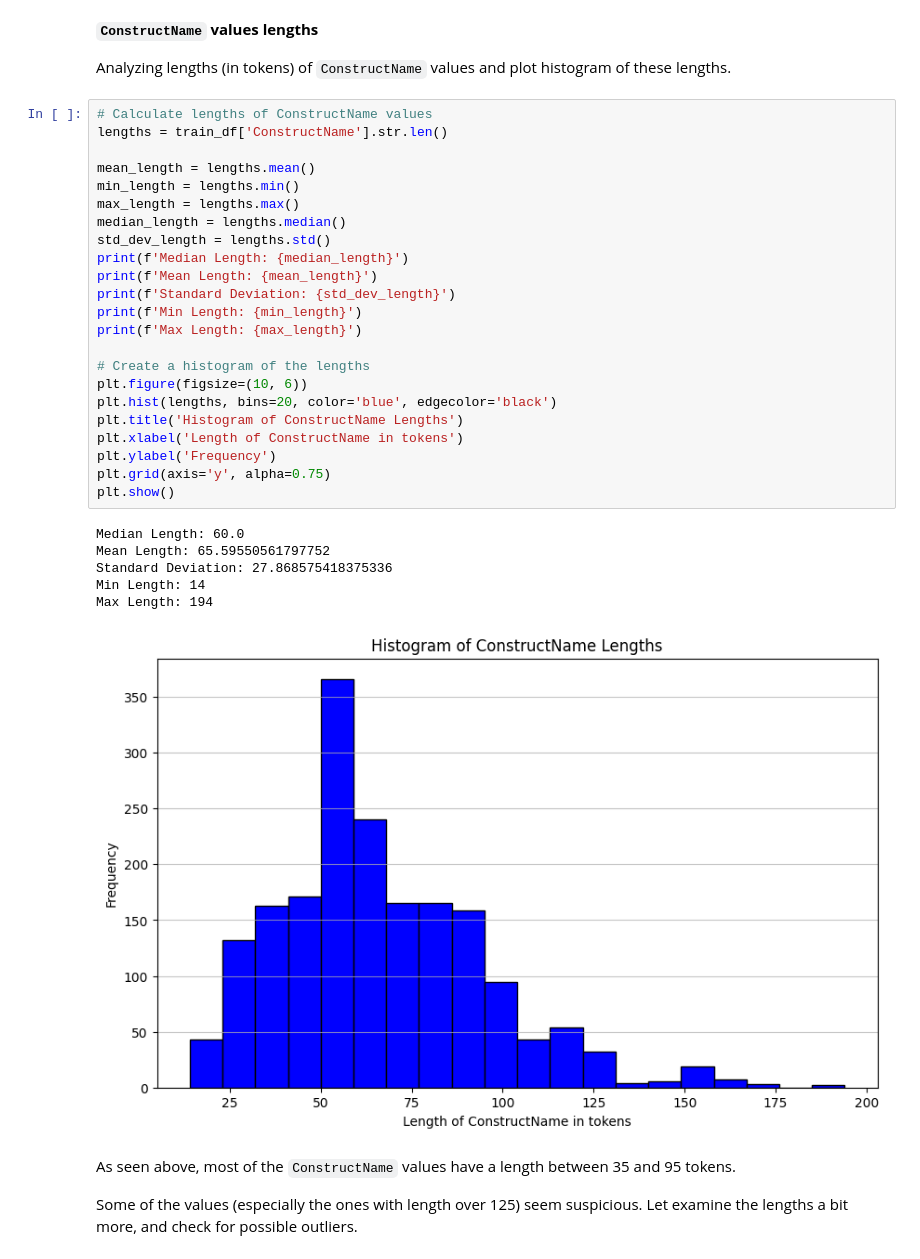
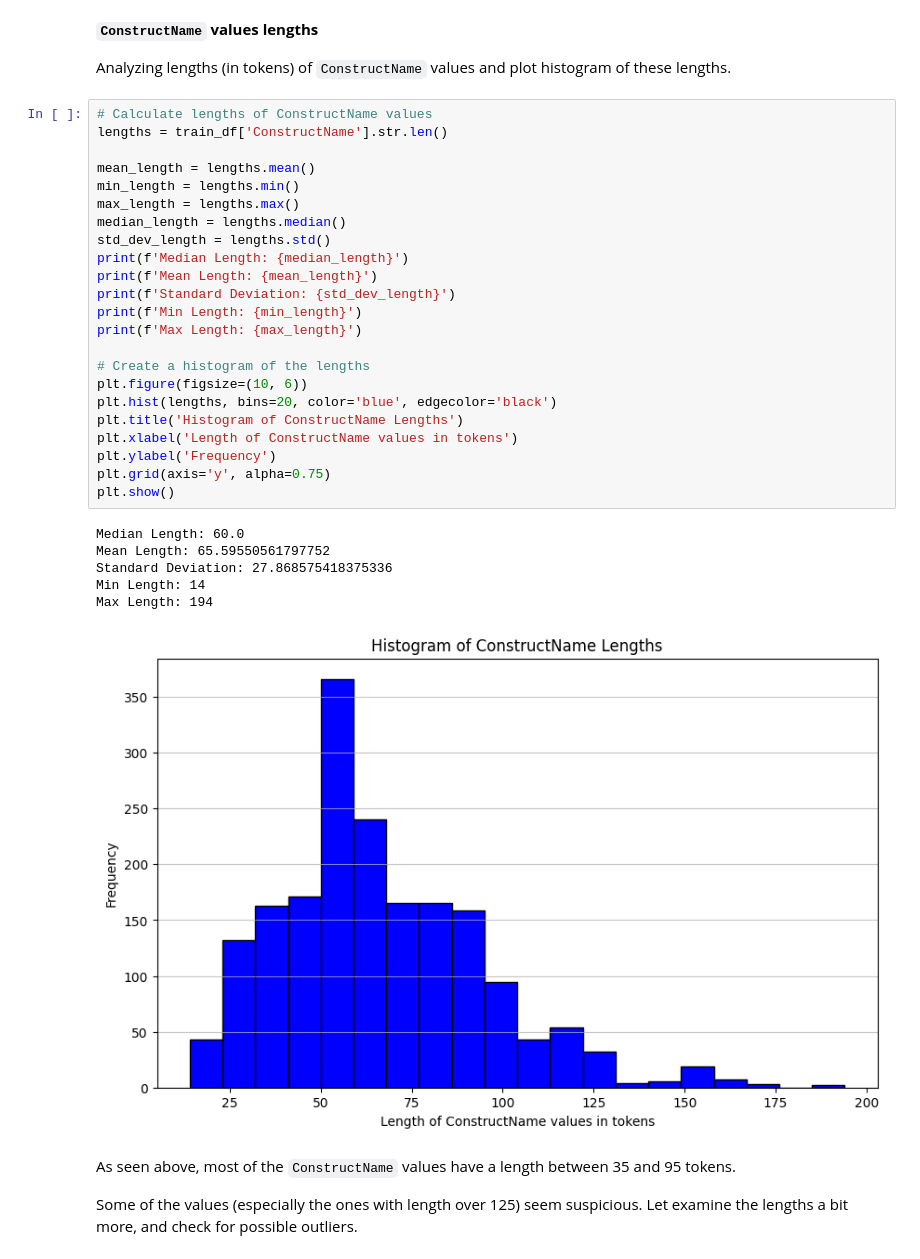
Before and after one commit to andres-cerny/Misconception-detection, a Jupyter notebook: task_intro_data_preprocess.ipynb, the cells around one changed output. Saved outputs shown, nothing was run; the diff lists cells and outputs as text.

```diff
--- a/task_intro_data_preprocess.ipynb
+++ b/task_intro_data_preprocess.ipynb
@@ -456,33 +456,33 @@ Analyzing lengths (in tokens) of `ConstructName` values and plot histogram of th
 # %%
 # Calculate lengths of ConstructName values
 lengths = train_df['ConstructName'].str.len()
 
 mean_length = lengths.mean()
 min_length = lengths.min()
 max_length = lengths.max()
 median_length = lengths.median()
 std_dev_length = lengths.std()
 print(f'Median Length: {median_length}')
 print(f'Mean Length: {mean_length}')
 print(f'Standard Deviation: {std_dev_length}')
 print(f'Min Length: {min_length}')
 print(f'Max Length: {max_length}')
 
 # Create a histogram of the lengths
 plt.figure(figsize=(10, 6))
 plt.hist(lengths, bins=20, color='blue', edgecolor='black')
 plt.title('Histogram of ConstructName Lengths')
-plt.xlabel('Length of ConstructName in tokens')
+plt.xlabel('Length of ConstructName values in tokens')
 plt.ylabel('Frequency')
 plt.grid(axis='y', alpha=0.75)
 plt.show()
 # %% [output]
 Median Length: 60.0
 Mean Length: 65.59550561797752
 Standard Deviation: 27.868575418375336
 Min Length: 14
 Max Length: 194
-[figure, old version]
+[figure, new version]
 # %% [markdown]
 As seen above, most of the `ConstructName` values have a length between 35 and 95 tokens.
 
```
Also changed, not shown: parts of 8 cells of this notebook.
